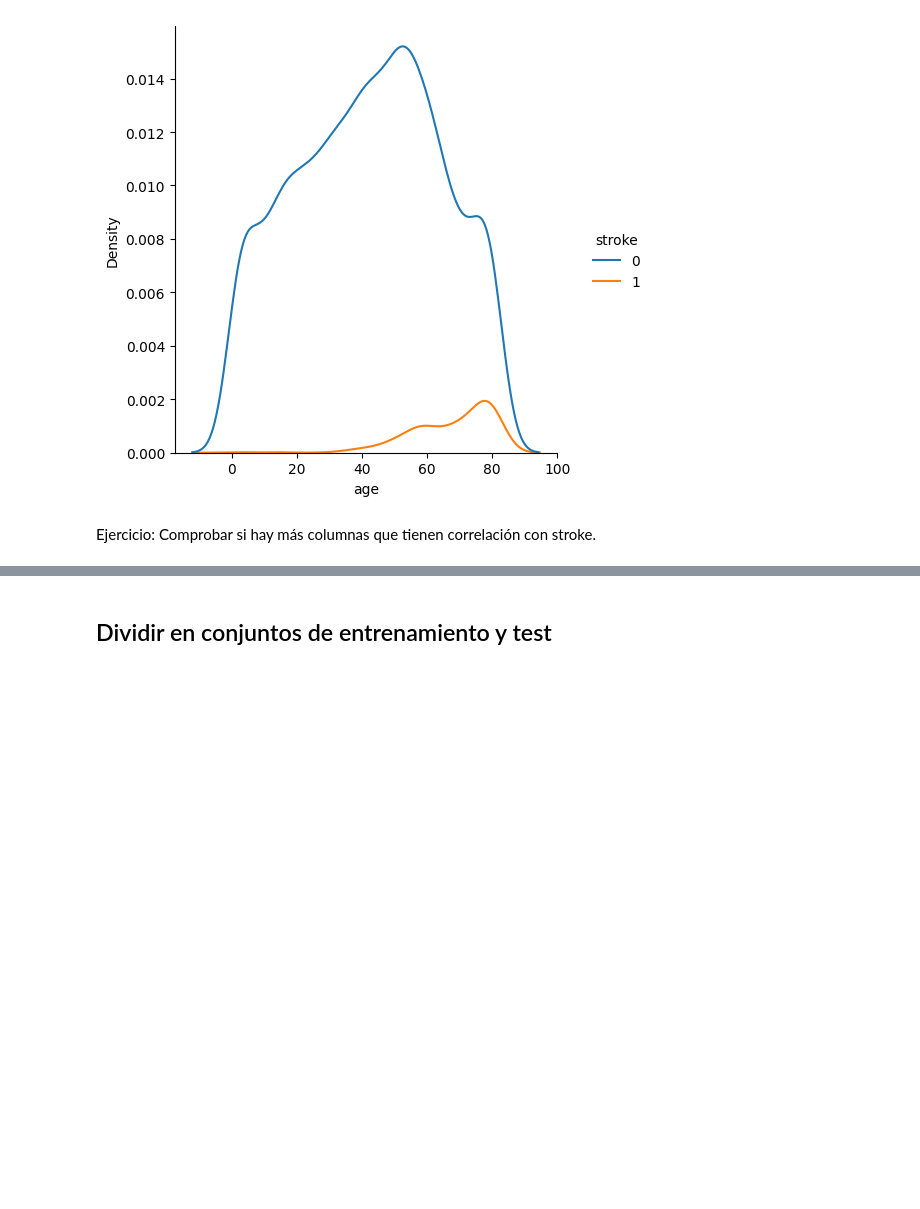
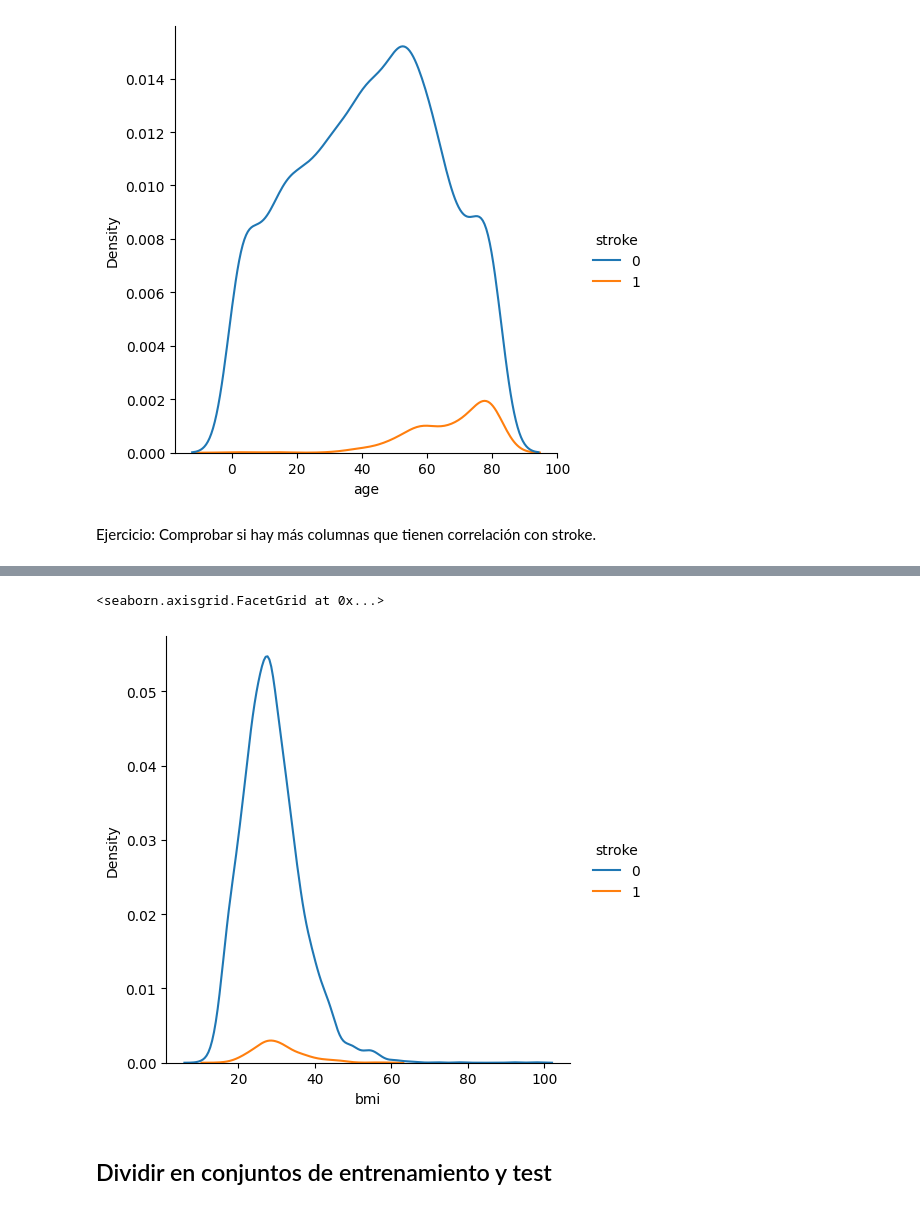
Before and after one commit to fruizpace/LarryGithub, a Jupyter notebook: 6_Algoritmos_ML_v2.ipynb, the cells around one changed output, grey strips where cells are left out. Saved outputs shown, nothing was run; the diff lists cells and outputs as text; code cells hidden in the pictures; blank space fills up the shorter version.

```diff
--- a/6_Algoritmos_ML_v2.ipynb
+++ b/6_Algoritmos_ML_v2.ipynb
@@ -103,3 +112,13 @@ Ejercicio: Comprobar si hay más columnas que tienen correlación con stroke.
+# %%
+sns.displot(
+    df,
+    x="bmi",
+    hue="stroke",
+    kind="kde",
+)
+# %% [output]
+<seaborn.axisgrid.FacetGrid at 0x...>
+[figure, added]
 # %% [markdown]
 ## Dividir en conjuntos de entrenamiento y test
 # %%
```
Also changed, not shown: parts of 7 cells of this notebook.
